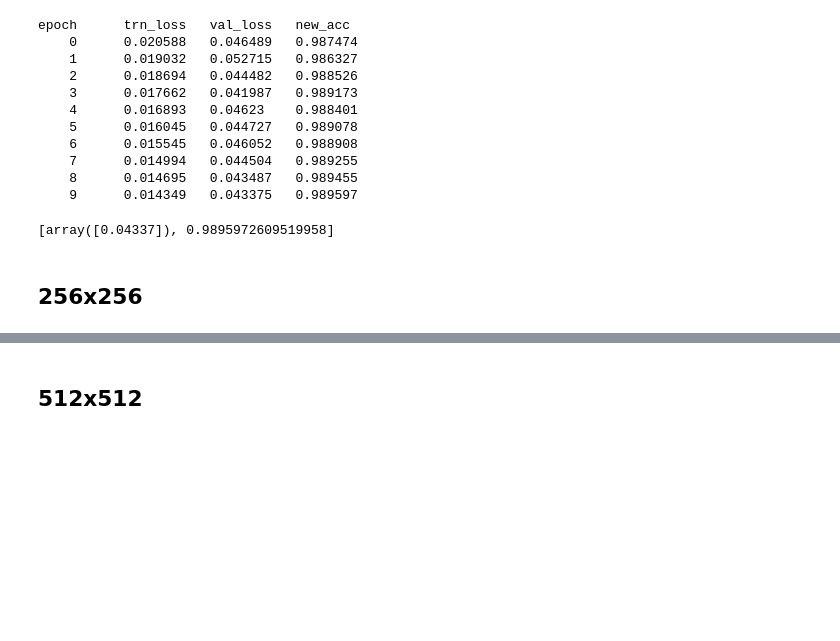
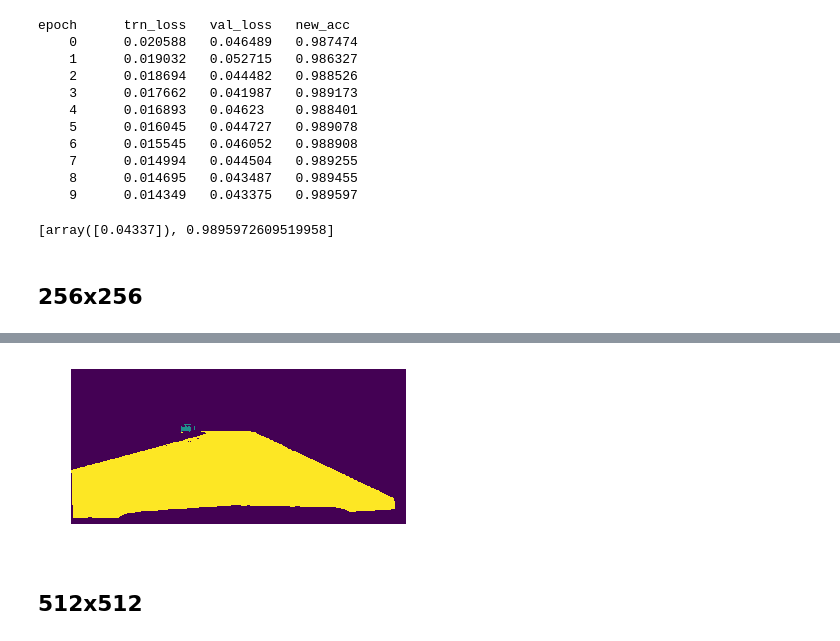
Before and after one commit to bearpelican/lyft-perception-challenge, a Jupyter notebook: workspace/Example/lyft-unet-train12-cleanup-nofp16.ipynb, the cells around one changed output, grey strips where cells are left out. Cells and saved outputs as stored; diff of their text form; code cells hidden in the pictures; blank space fills up the shorter version.

```diff
--- a/workspace/Example/lyft-unet-train12-cleanup-nofp16.ipynb
+++ b/workspace/Example/lyft-unet-train12-cleanup-nofp16.ipynb
@@ -480,5 +485,7 @@ show_img(py[0]);
 # %%
-show_img(y[0]);
+show_img(y[-1]);
+# %% [output]
+[figure, added]
 # %%
 m.close()
 # %% [markdown]
```
Also changed, not shown: parts of 14 cells of this notebook.
